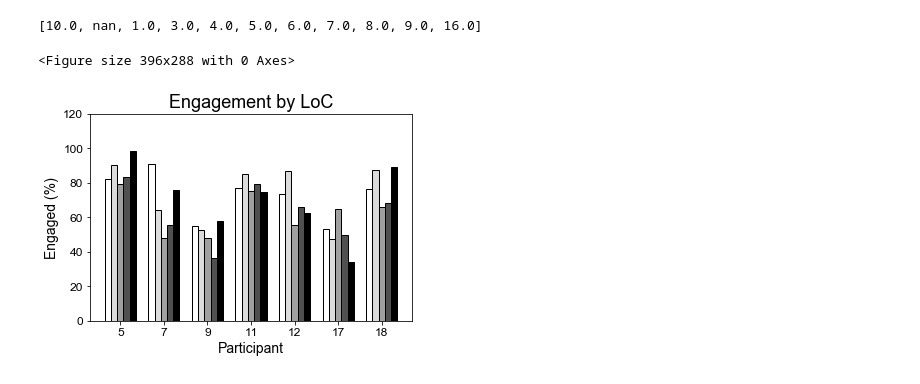
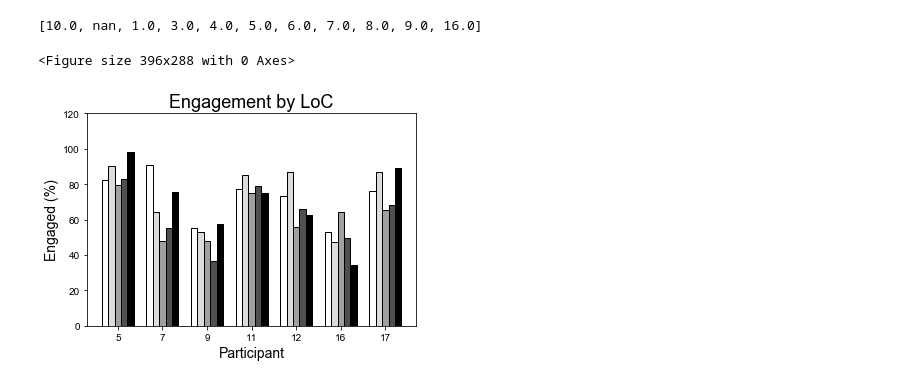
Before and after one commit to interaction-lab/exp_engagement, a Jupyter notebook: Analysis/feature_analysis.ipynb, the cells around one changed output. Cells and saved outputs as stored; diff of their text form; code cells hidden in the pictures.

```diff
--- a/Analysis/feature_analysis.ipynb
+++ b/Analysis/feature_analysis.ipynb
@@ -490,34 +433,34 @@ types
 # %%
 # Difficulty Graph
 plt.gray()
 
 plt.rcParams["figure.figsize"] = [5.5, 4]
 
 fig, ax = plt.subplots()
 
 index = np.arange(7)
 bar_width = 1/7
 
 rects1 = ax.bar(index, diff[0], bar_width, label='Level 1', color='#FFFFFF', edgecolor='k')
 rects2 = ax.bar(index+bar_width, diff[1], bar_width, label='Level 2', color='#DCDCDC', edgecolor='k')
 rects3 = ax.bar(index+bar_width*2, diff[2], bar_width, label='Level 3', color='#A0A0A0', edgecolor='k')
 rects4 = ax.bar(index+bar_width*3, diff[3], bar_width, label='Level 4', color='#505050', edgecolor='k')
 rects5 = ax.bar(index+bar_width*4, diff[4], bar_width, label='Level 5', color='#000000', edgecolor='k')
 
 
 ax.set_xlabel('Participant', fontsize=14)
 ax.set_ylabel('Engaged (%)', fontsize=14)
 ax.set_title('Engagement by LoC', fontsize=18)
 ax.set_xticks(index + bar_width*2)
-ax.set_xticklabels(('5', '7', '9', '11', '12', '17', '18'))
+ax.set_xticklabels(('5', '7', '9', '11', '12', '16', '17'))
 #ax.legend()
 fig.tight_layout()
 ax.set_ylim(0, 120)
 plt.show()
 fig.savefig('figure.eps', format='eps', dpi=1000)
 # %% [output]
 <Figure size 396x288 with 0 Axes>
-[figure, old version]
+[figure, new version]
 # %%
 # Difficulty Graph
 
```
Also changed, not shown: parts of 7 cells of this notebook, 2 other files.
